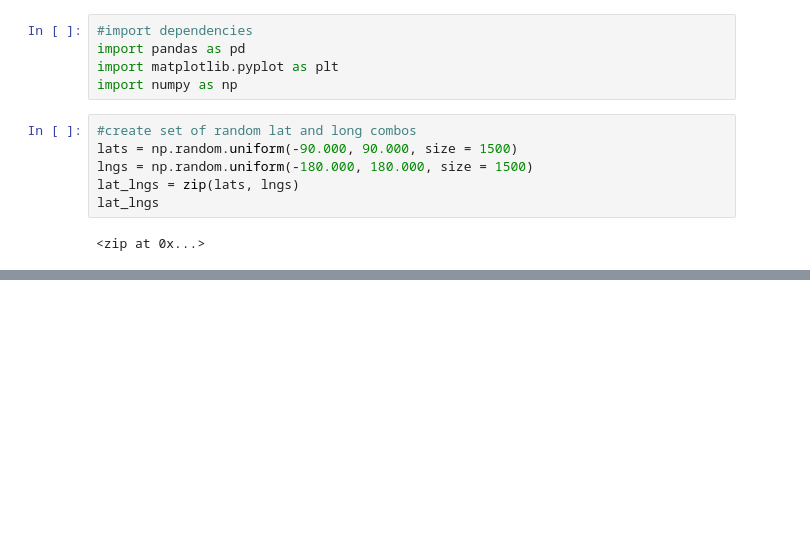
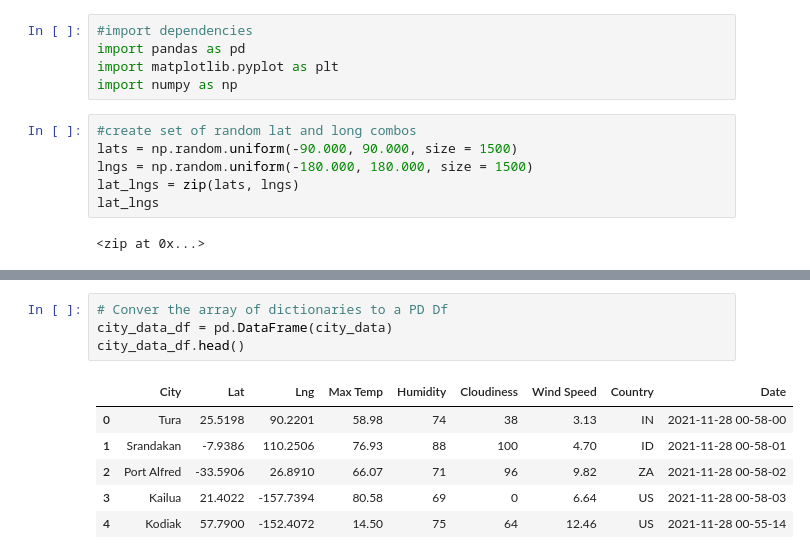
Before and after one commit to manBow1119/World_Weather_Analysis, a Jupyter notebook: WeatherPy.ipynb, the cells around one changed output, grey strips where cells are left out. Cells and saved outputs as stored; diff of their text form; blank space fills up the shorter version.

```diff
--- a/WeatherPy.ipynb
+++ b/WeatherPy.ipynb
@@ -68,0 +254,11 @@ cap malheureux mu
+# %%
+# Conver the array of dictionaries to a PD Df
+city_data_df = pd.DataFrame(city_data)
+city_data_df.head()
+# %% [output]
+|  | City | Lat | Lng | Max Temp | Humidity | Cloudiness | Wind Speed | Country | Date |
+| 0 | Tura | 25.5198 | 90.2201 | 58.98 | 74 | 38 | 3.13 | IN | 2021-11-28 00-58-00 |
+| 1 | Srandakan | -7.9386 | 110.2506 | 76.93 | 88 | 100 | 4.70 | ID | 2021-11-28 00-58-01 |
+| 2 | Port Alfred | -33.5906 | 26.8910 | 66.07 | 71 | 96 | 9.82 | ZA | 2021-11-28 00-58-02 |
+| 3 | Kailua | 21.4022 | -157.7394 | 80.58 | 69 | 0 | 6.64 | US | 2021-11-28 00-58-03 |
+| 4 | Kodiak | 57.7900 | -152.4072 | 14.50 | 75 | 64 | 12.46 | US | 2021-11-28 00-55-14 |
```
Also changed, not shown: parts of 19 cells of this notebook, 1 other file.
